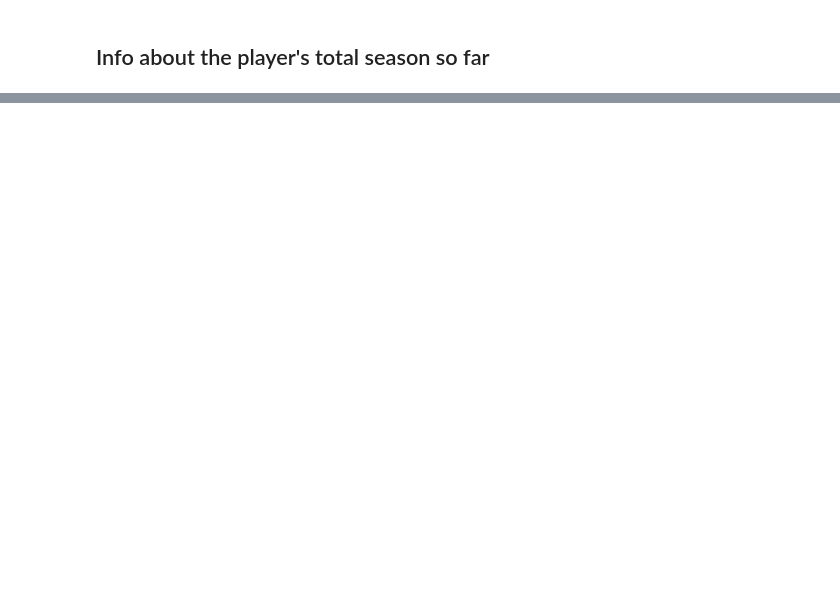
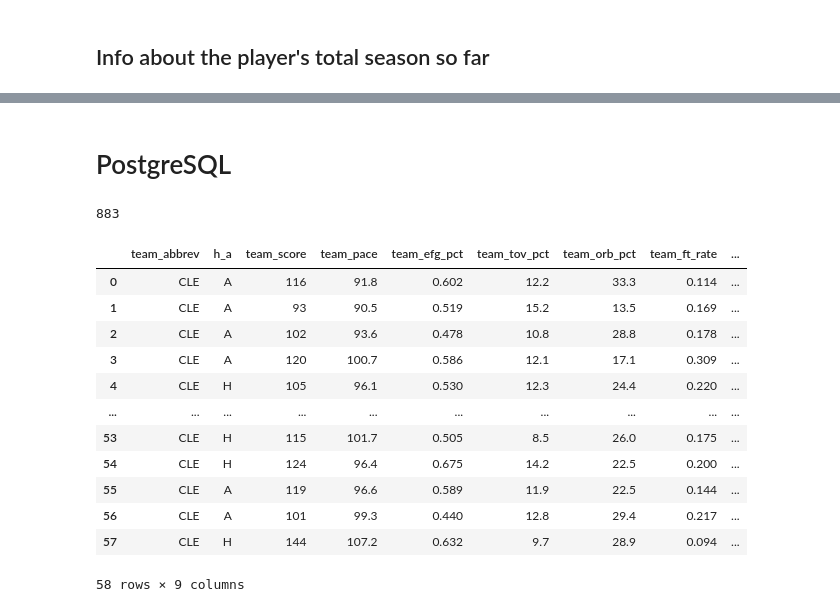
Before and after one commit to tslever/Tom_Levers_Public_Git_Repository, a Jupyter notebook: UVA/3--Practice_And_Application_Of_Data_Science/6--Databases_In_Python/Live_Coding_Exercise.ipynb, the cells around one changed output, grey strips where cells are left out. Cells and saved outputs as stored; diff of their text form; code cells hidden in the pictures; blank space fills up the shorter version.

```diff
--- a/UVA/3--Practice_And_Application_Of_Data_Science/6--Databases_In_Python/Live_Coding_Exercise.ipynb
+++ b/UVA/3--Practice_And_Application_Of_Data_Science/6--Databases_In_Python/Live_Coding_Exercise.ipynb
@@ -275,0 +250,5 @@ players.reset_index()
+# %% [markdown]
+# PostgreSQL
+# %%
+dotenv.load_dotenv()
+pgpassword = os.getenv("pgpassword")
@@ -275,0 +277,32 @@ players.reset_index()
+# %%
+engine = create_engine(
+    'postgresql+psycopg2://{user}:{pw}@{host}/{db}'
+    .format(user = 'tlever', pw = pgpassword, host = 'localhost', db = 'nbadb')
+)
+# %%
+player_game.to_sql('player_game', con = engine, index = False, chunksize = 1000, if_exists = 'replace')
+team_game.to_sql('team_game', con = engine, index = False, chunksize = 1000, if_exists = 'replace')
+players.to_sql('players', con = engine, index = False, chunksize = 1000, if_exists = 'replace')
+game_info.to_sql('game_info', con = engine, index = False, chunksize = 1000, if_exists = 'replace')
+# %% [output]
+883
+# %%
+myquery = '''
+SELECT * FROM team_game WHERE team_abbrev='CLE'
+'''
+# %%
+pd.read_sql_query(myquery, con = engine)
+# %% [output]
+|  | team_abbrev | h_a | team_score | team_pace | team_efg_pct | team_tov_pct | team_orb_pct | team_ft_rate | ... |
+| 0 | CLE | A | 116 | 91.8 | 0.602 | 12.2 | 33.3 | 0.114 | ... |
+| 1 | CLE | A | 93 | 90.5 | 0.519 | 15.2 | 13.5 | 0.169 | ... |
+| 2 | CLE | A | 102 | 93.6 | 0.478 | 10.8 | 28.8 | 0.178 | ... |
+| 3 | CLE | A | 120 | 100.7 | 0.586 | 12.1 | 17.1 | 0.309 | ... |
+| 4 | CLE | H | 105 | 96.1 | 0.530 | 12.3 | 24.4 | 0.220 | ... |
+| ... | ... | ... | ... | ... | ... | ... | ... | ... | ... |
+| 53 | CLE | H | 115 | 101.7 | 0.505 | 8.5 | 26.0 | 0.175 | ... |
+| 54 | CLE | H | 124 | 96.4 | 0.675 | 14.2 | 22.5 | 0.200 | ... |
+| 55 | CLE | A | 119 | 96.6 | 0.589 | 11.9 | 22.5 | 0.144 | ... |
+| 56 | CLE | A | 101 | 99.3 | 0.440 | 12.8 | 29.4 | 0.217 | ... |
+| 57 | CLE | H | 144 | 107.2 | 0.632 | 9.7 | 28.9 | 0.094 | ... |
+58 rows × 9 columns
```
Also changed, not shown: parts of 10 cells of this notebook, 4 other files.
